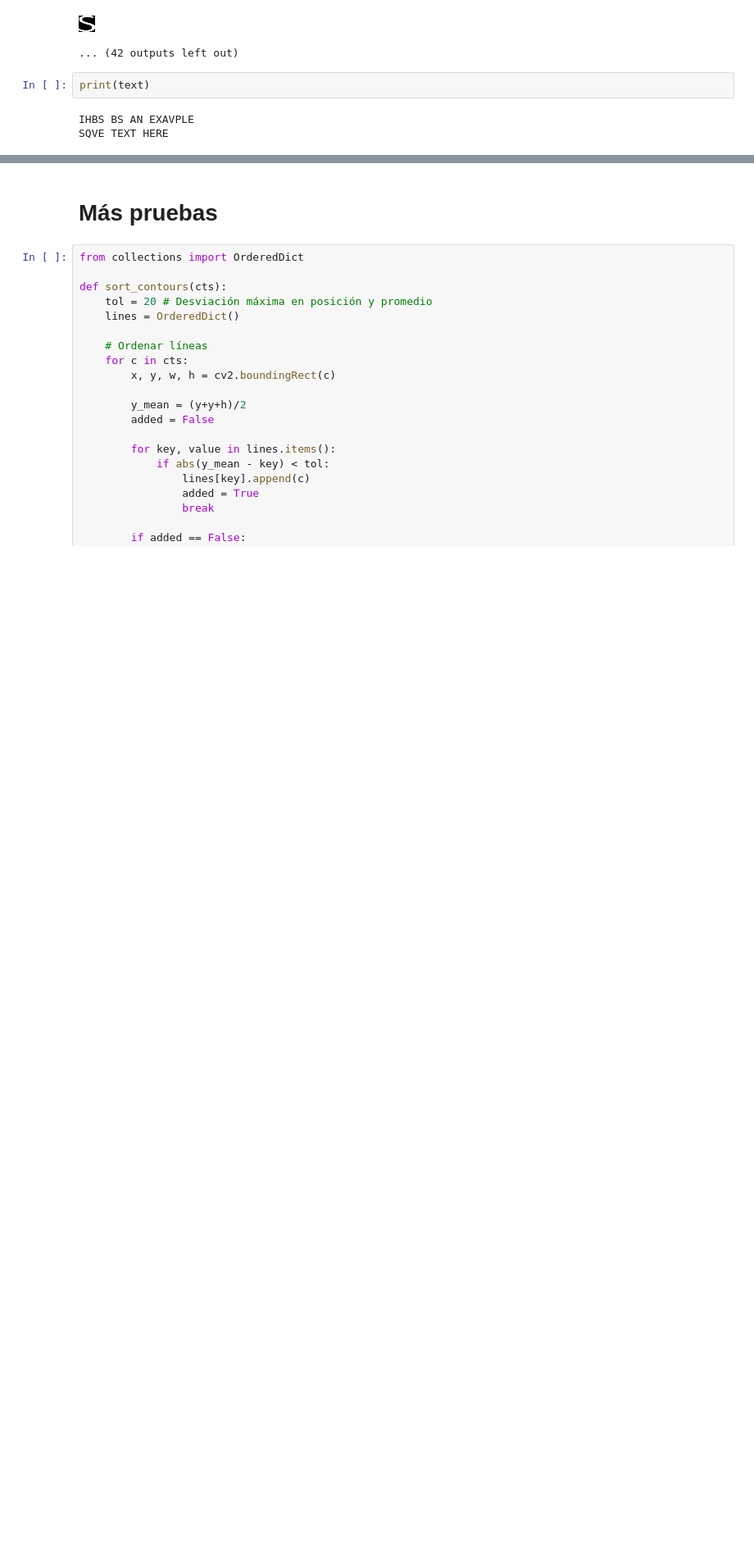
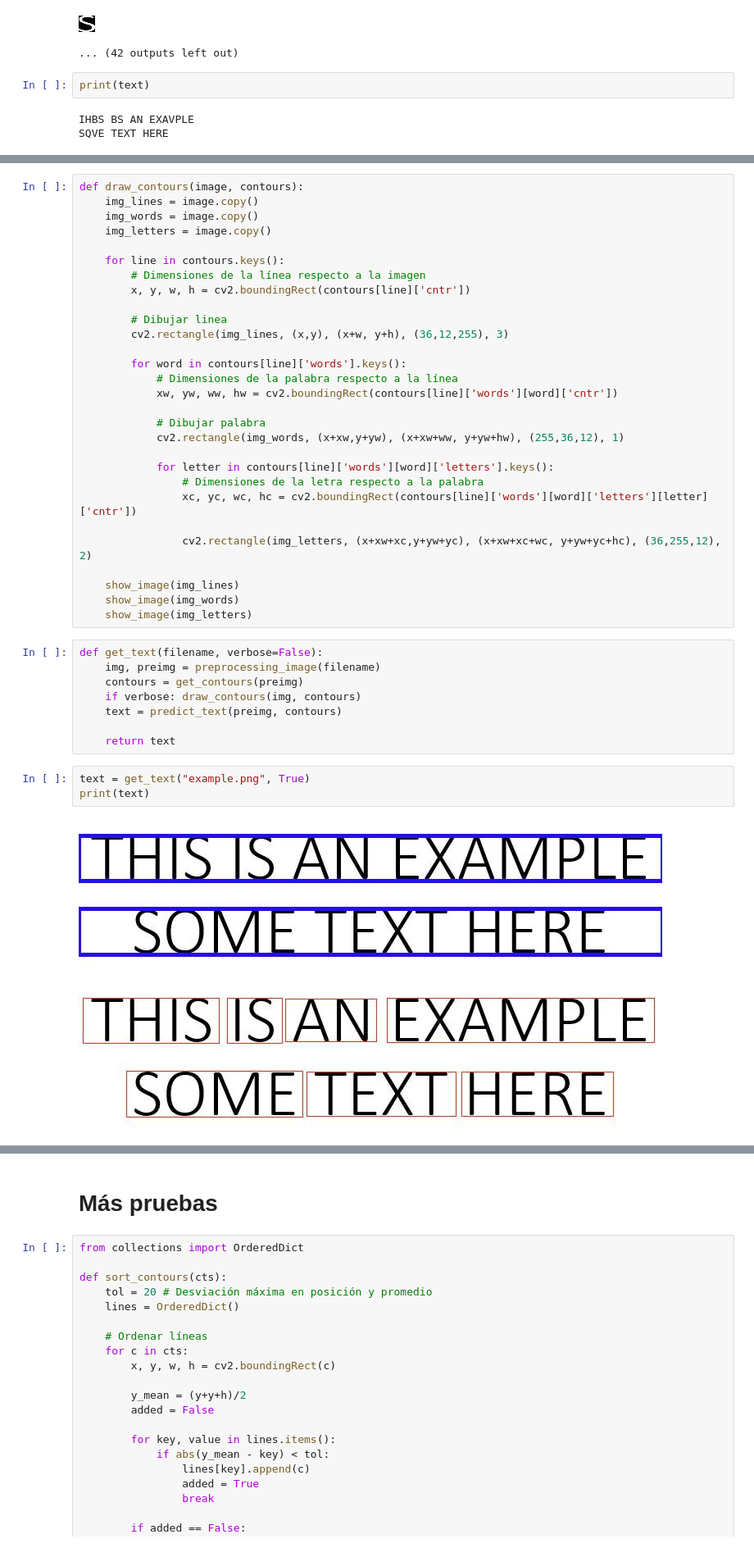
Before and after one commit to OscarRojasG/OCR, a Jupyter notebook: OCR.ipynb, the cells around one changed output, grey strips where cells are left out. Shown at 82% size. Saved outputs shown, nothing was run; the diff lists cells and outputs as text; blank space fills up the shorter version.

Commit message:
added functions for easier testing, removed old examples

```diff
--- a/OCR.ipynb
+++ b/OCR.ipynb
@@ -549,0 +511,43 @@ SQVE TEXT HERE
+# %%
+def draw_contours(image, contours):
+    img_lines = image.copy()
+    img_words = image.copy()
+    img_letters = image.copy()
+
+    for line in contours.keys():
+        # Dimensiones de la línea respecto a la imagen
+        x, y, w, h = cv2.boundingRect(contours[line]['cntr'])
+
+        # Dibujar linea
+        cv2.rectangle(img_lines, (x,y), (x+w, y+h), (36,12,255), 3)
+
+        for word in contours[line]['words'].keys():
+            # Dimensiones de la palabra respecto a la línea
+            xw, yw, ww, hw = cv2.boundingRect(contours[line]['words'][word]['cntr'])
+
+            # Dibujar palabra
+            cv2.rectangle(img_words, (x+xw,y+yw), (x+xw+ww, y+yw+hw), (255,36,12), 1)
+
+            for letter in contours[line]['words'][word]['letters'].keys():
+                # Dimensiones de la letra respecto a la palabra
+                xc, yc, wc, hc = cv2.boundingRect(contours[line]['words'][word]['letters'][letter]['cntr'])
+
+                cv2.rectangle(img_letters, (x+xw+xc,y+yw+yc), (x+xw+xc+wc, y+yw+yc+hc), (36,255,12), 2)
+
+    show_image(img_lines)
+    show_image(img_words)
+    show_image(img_letters)
+# %%
+def get_text(filename, verbose=False):
+    img, preimg = preprocessing_image(filename)
+    contours = get_contours(preimg)
+    if verbose: draw_contours(img, contours)
+    text = predict_text(preimg, contours)
+
+    return text
+# %%
+text = get_text("example.png", True)
+print(text)
+# %% [output]
+[figure, added]
+[figure, added]
```
Also changed, not shown: parts of 27 cells of this notebook.
